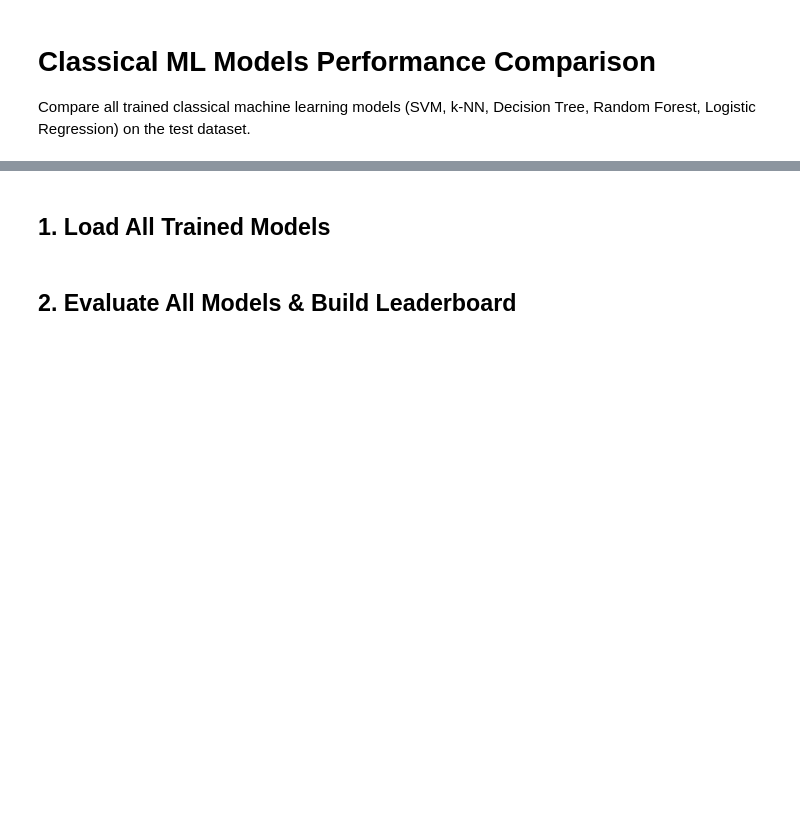
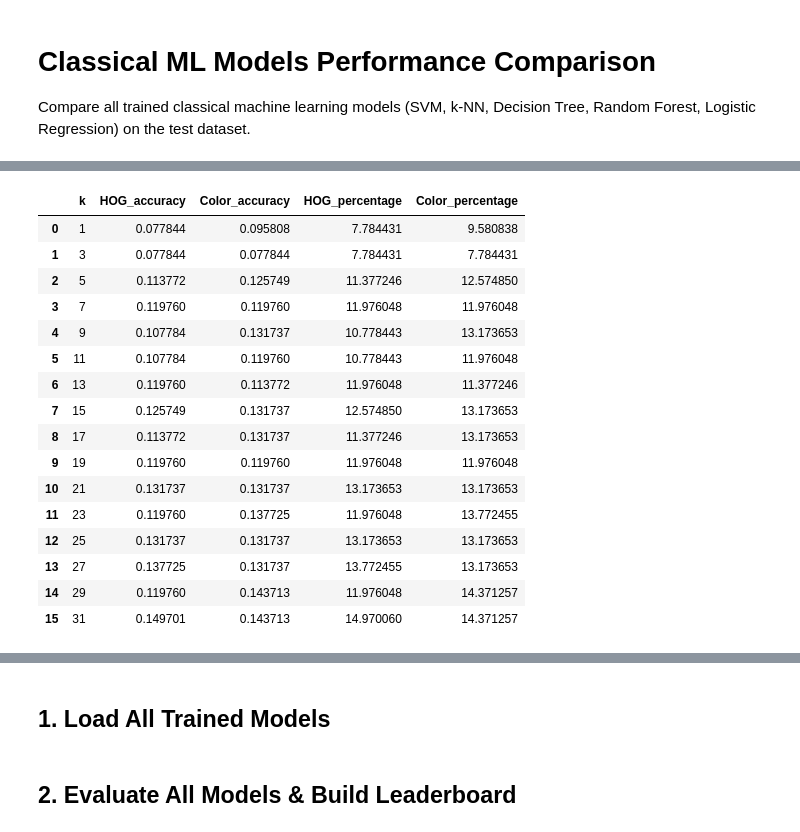
Before and after one commit to 01329582993/Bird-Species-Classification-ML, a Jupyter notebook: notebooks/07_Model_Comparison.ipynb, the cells around one changed output, grey strips where cells are left out. Drawn from its saved outputs; the diff is of its cells as text; code cells hidden in the pictures; blank space fills up the shorter version.

```diff
--- a/notebooks/07_Model_Comparison.ipynb
+++ b/notebooks/07_Model_Comparison.ipynb
@@ -29,0 +125,13 @@ else:
+# %%
+X_train_combined = feature_data["X_train"]
+y_train = feature_data["y_train"]
+
+X_val_combined = feature_data["X_val"]
+y_val = feature_data["y_val"]
+
+X_test_combined = feature_data["X_test"]
+y_test = feature_data["y_test"]
+
+print("Training:", X_train_combined.shape, y_train.shape)
+print("Validation:", X_val_combined.shape, y_val.shape)
+print("Testing:", X_test_combined.shape, y_test.shape)
@@ -29,0 +315,32 @@ else:
+# %%
+comparison_table = pd.DataFrame(
+    comparison_results
+)
+
+comparison_table["HOG_percentage"] = (
+    comparison_table["HOG_accuracy"] * 100
+)
+
+comparison_table["Color_percentage"] = (
+    comparison_table["Color_accuracy"] * 100
+)
+
+display(comparison_table)
+# %% [output]
+|  | k | HOG_accuracy | Color_accuracy | HOG_percentage | Color_percentage |
+| 0 | 1 | 0.077844 | 0.095808 | 7.784431 | 9.580838 |
+| 1 | 3 | 0.077844 | 0.077844 | 7.784431 | 7.784431 |
+| 2 | 5 | 0.113772 | 0.125749 | 11.377246 | 12.574850 |
+| 3 | 7 | 0.119760 | 0.119760 | 11.976048 | 11.976048 |
+| 4 | 9 | 0.107784 | 0.131737 | 10.778443 | 13.173653 |
+| 5 | 11 | 0.107784 | 0.119760 | 10.778443 | 11.976048 |
+| 6 | 13 | 0.119760 | 0.113772 | 11.976048 | 11.377246 |
+| 7 | 15 | 0.125749 | 0.131737 | 12.574850 | 13.173653 |
+| 8 | 17 | 0.113772 | 0.131737 | 11.377246 | 13.173653 |
+| 9 | 19 | 0.119760 | 0.119760 | 11.976048 | 11.976048 |
+| 10 | 21 | 0.131737 | 0.131737 | 13.173653 | 13.173653 |
+| 11 | 23 | 0.119760 | 0.137725 | 11.976048 | 13.772455 |
+| 12 | 25 | 0.131737 | 0.131737 | 13.173653 | 13.173653 |
+| 13 | 27 | 0.137725 | 0.131737 | 13.772455 | 13.173653 |
+| 14 | 29 | 0.119760 | 0.143713 | 11.976048 | 14.371257 |
+| 15 | 31 | 0.149701 | 0.143713 | 14.970060 | 14.371257 |
```
Also changed, not shown: parts of 14 cells of this notebook.
